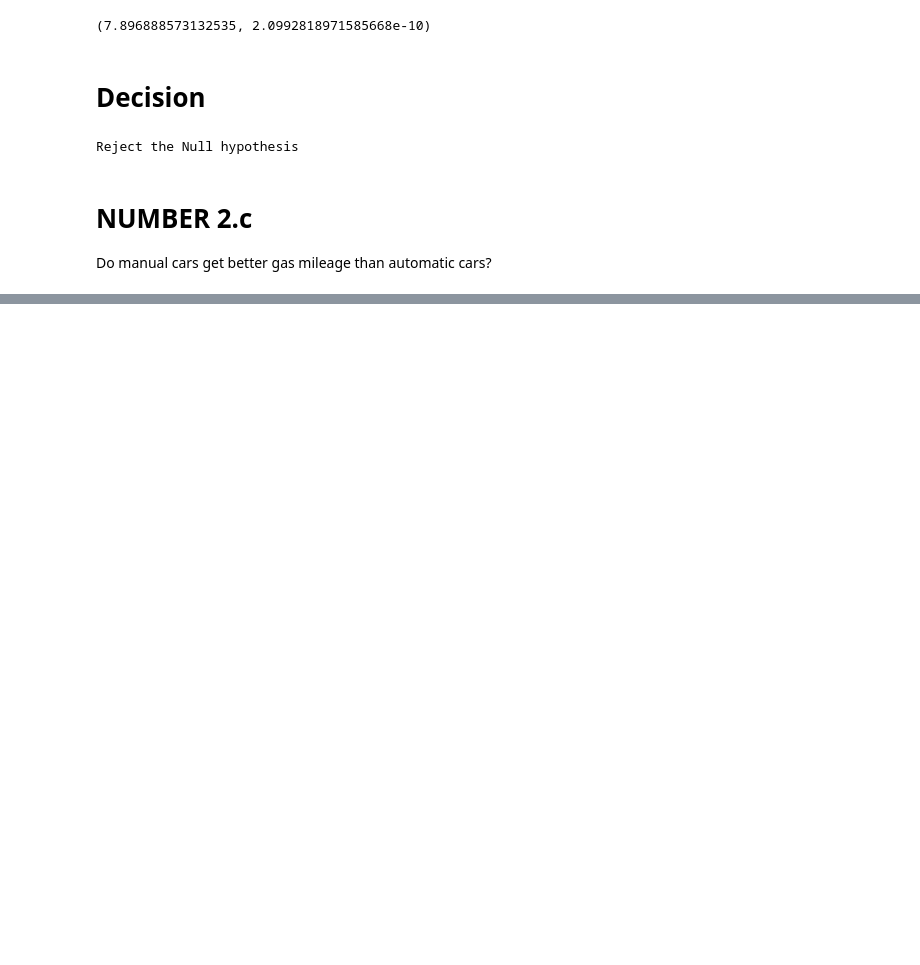
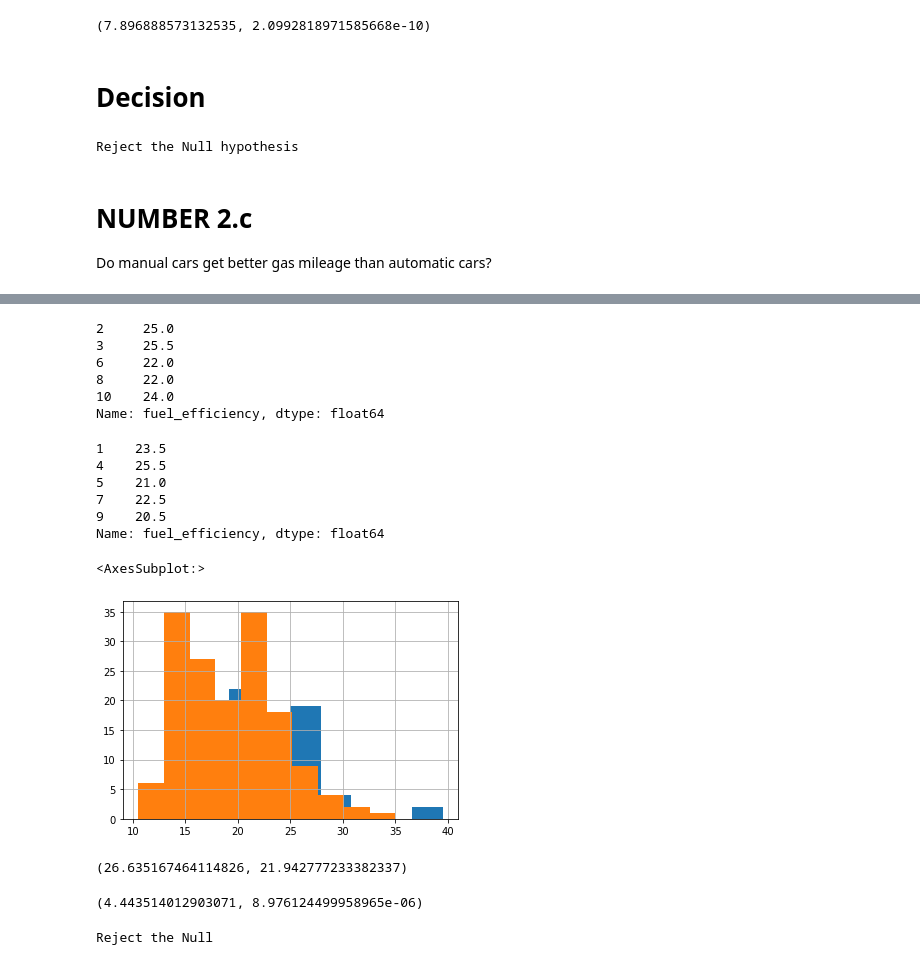
Before and after one commit to MatthewL09/statistics-exercises, a Jupyter notebook: hypothesis_testing.ipynb, the cells around one changed output, grey strips where cells are left out. Saved outputs shown, nothing was run; the diff lists cells and outputs as text; code cells hidden in the pictures; blank space fills up the shorter version.

```diff
--- a/hypothesis_testing.ipynb
+++ b/hypothesis_testing.ipynb
@@ -263,0 +267,45 @@ man_car
+# %%
+man_car_fe = mpg[mpg.trans.str.contains('manual')].fuel_efficiency
+man_car_fe.head()
+# %% [output]
+2     25.0
+3     25.5
+6     22.0
+8     22.0
+10    24.0
+Name: fuel_efficiency, dtype: float64
+# %%
+auto_car_fe = mpg[mpg.trans.str.contains('auto')].fuel_efficiency
+auto_car_fe.head()
+# %% [output]
+1    23.5
+4    25.5
+5    21.0
+7    22.5
+9    20.5
+Name: fuel_efficiency, dtype: float64
+# %%
+man_car_fe.hist()
+auto_car_fe.hist()
+# %% [output]
+<AxesSubplot:>
+[figure, added]
+# %%
+man_v = man_car_fe.var()
+auto_v = auto_car_fe.var()
+
+man_v, auto_v
+# %% [output]
+(26.635167464114826, 21.942777233382337)
+# %%
+t, p = stats.ttest_ind(man_car_fe , auto_car_fe ,equal_var = False,  alternative = 'greater')
+t, p
+# %% [output]
+(4.443514012903071, 8.976124499958965e-06)
+# %%
+if (t > 0) and (p < alpha):
+    print('Reject the Null')
+else:
+    print('Do not reject the Null')
+# %% [output]
+Reject the Null
```
Also changed, not shown: parts of 6 cells of this notebook.
